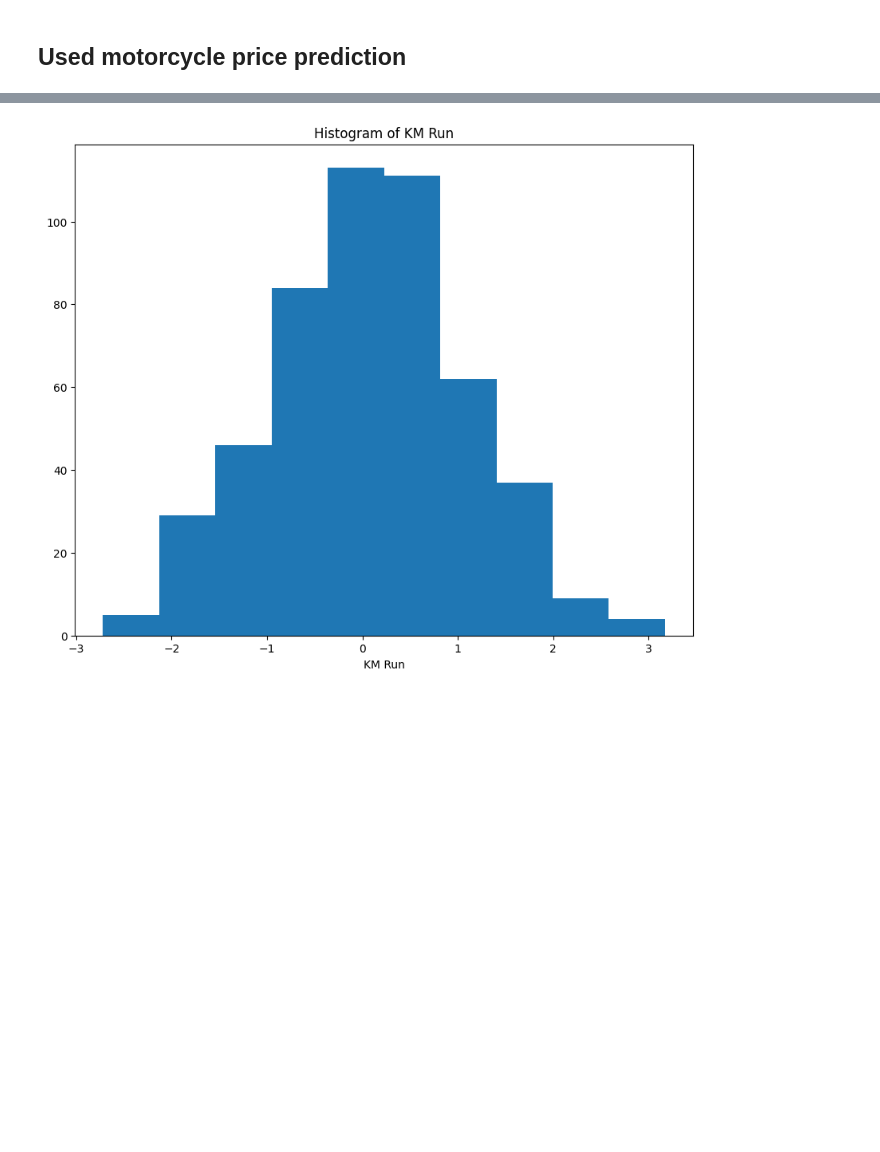
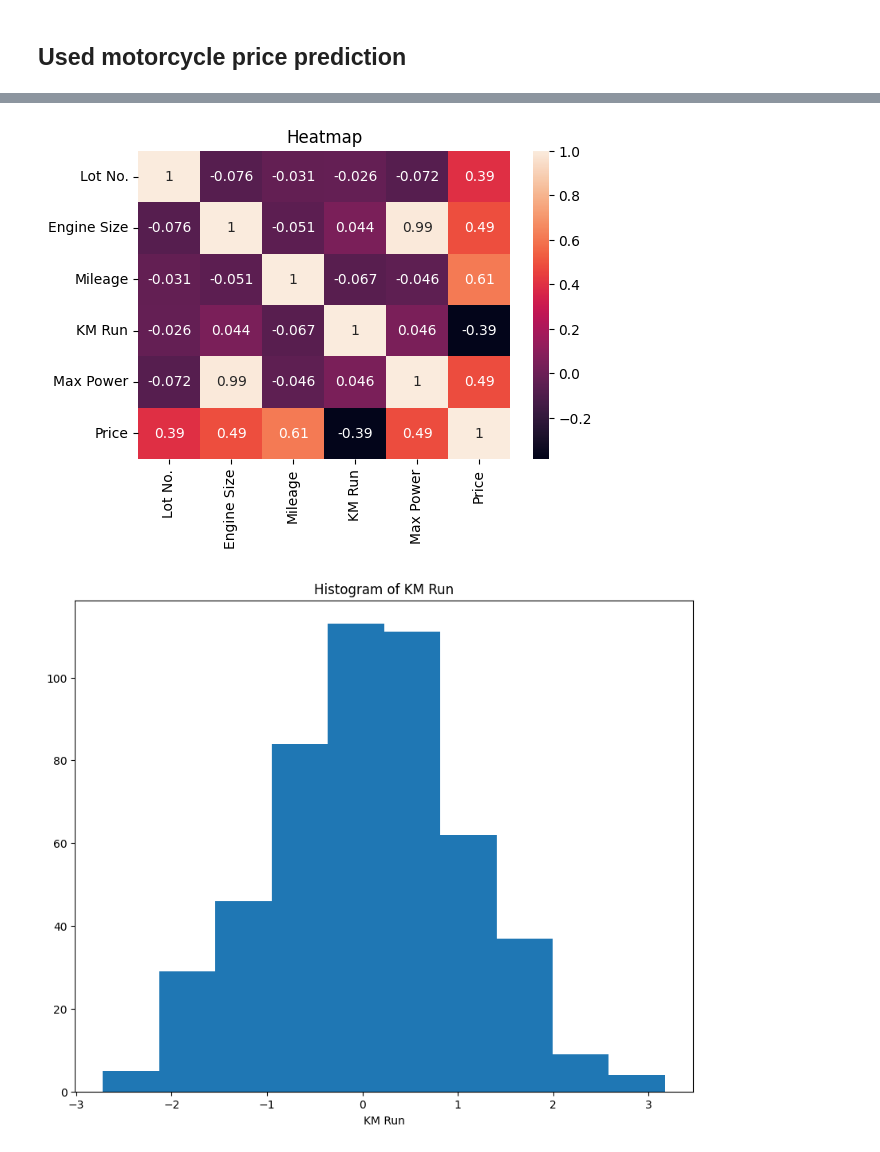
Before and after one commit to prasannaneupane/AI_Lab, a Jupyter notebook: bikeprice_prediction.ipynb, the cells around one changed output, grey strips where cells are left out. Drawn from its saved outputs; the diff is of its cells as text; code cells hidden in the pictures; blank space fills up the shorter version.

```diff
--- a/bikeprice_prediction.ipynb
+++ b/bikeprice_prediction.ipynb
@@ -32,3 +43,12 @@ memory usage: 23.6 KB
+# %%
+import seaborn as sn
+fig=plt.figure(figsize=(6,4))
+corel=df.corr()
+sn.heatmap(corel, annot=True)
+plt.title("Heatmap")
+plt.show()
+# %% [output]
+[figure, added]
 # %%
 for y in (set(df.columns) - {"Price"}):
     fig = plt.figure(figsize=(10, 8))
```
Also changed, not shown: parts of 1 cell of this notebook.
